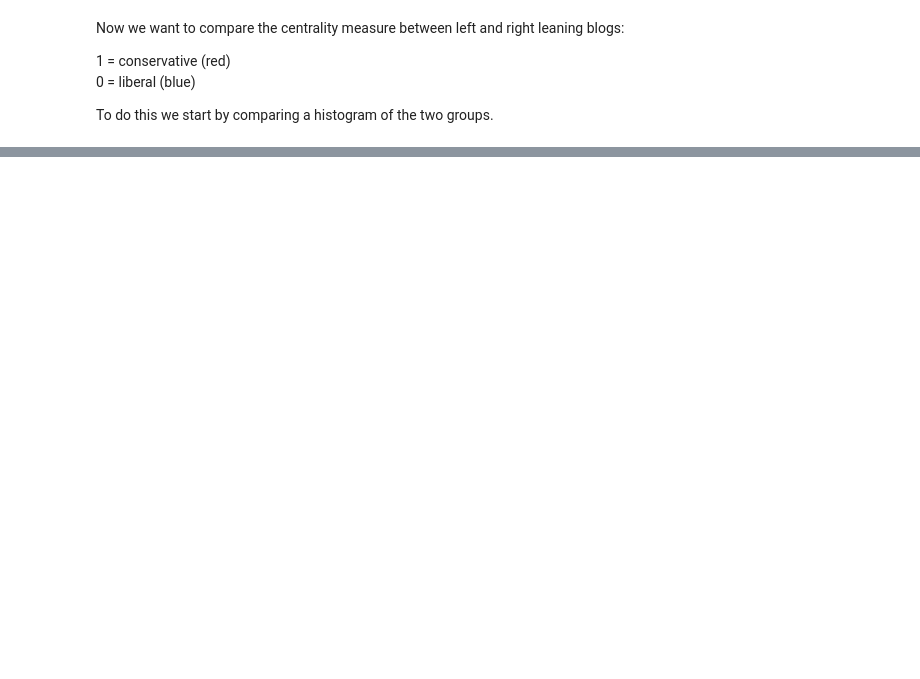
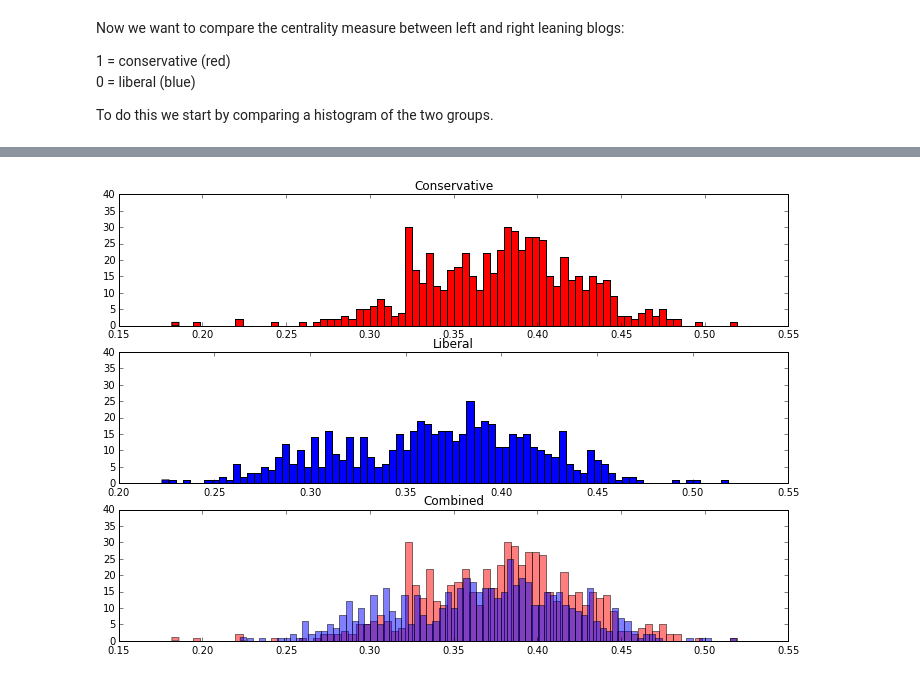
Before and after one commit to ajp619/is620_campaign-finance, a Jupyter notebook: Project Wk4.ipynb, the cells around one changed output, grey strips where cells are left out. Drawn from its saved outputs; the diff is of its cells as text; code cells hidden in the pictures; blank space fills up the shorter version.

Commit message:
Updated with other central measures

```diff
--- a/Project Wk4.ipynb
+++ b/Project Wk4.ipynb
@@ -113,11 +118,22 @@ def prune_islands(g):
 
         g = largest_sub
     return g
+# %%
+### This function returns a sorted degree list -- taken from our text book
+def sorted_map(map):
+    ms = sorted(map.iteritems(), key=lambda (k,v): (-v,k))
+    return ms
+
+# This function returns a new graph object that contains the network with pendant and isolated nodes removed
+def prn(g, l, mx=9):
+    k=0
+    for (i, j) in l[0:(mx-1)]:
+        print g.node[i], l[k]
+        k+=1
 # %%
 g = prune_islands(g)
 d = nx.degree(g)
 ds = sorted_map(d)
 
-for (i, j) in ds[0:9]:
-    print g.node[i]
+prn(g,ds,10)
 # %% [output]
@@ -198,0 +217,7 @@ From a qualitative perspective, they look to be very similar.
+# %%
+# Let us find the closeness
+c=nx.closeness_centrality(g)
+cs=sorted_map(c)
+
+# Display top-10
+prn(g, cs, 10)
@@ -198,0 +346,24 @@ From a qualitative perspective, they look to be very similar.
+# %%
+b = 80
+maxy = 40
+fig, ax = plt.subplots(3, 1, figsize=(12, 8))
+ax[0].hist([j for (i, j) in cs if g.node[i]['value'] == 1],
+           bins=b, color='red')
+ax[0].set_ylim([0, maxy])
+ax[0].set_title("Conservative")
+
+ax[1].hist([j for (i, j) in cs if g.node[i]['value'] == 0],
+           bins=b, color='blue')
+ax[1].set_ylim([0, maxy])
+ax[1].set_title("Liberal")
+
+ax[2].hist([j for (i, j) in cs if g.node[i]['value'] == 1],
+           bins=b, color='red', alpha=0.5)
+ax[2].hist([j for (i, j) in cs if g.node[i]['value'] == 0],
+           bins=b, color='blue', alpha=0.5)
+ax[2].set_ylim([0, maxy])
+ax[2].set_title("Combined")
+
+plt.show()
+# %% [output]
+[figure, added]
```
Also changed, not shown: parts of 25 cells of this notebook.
